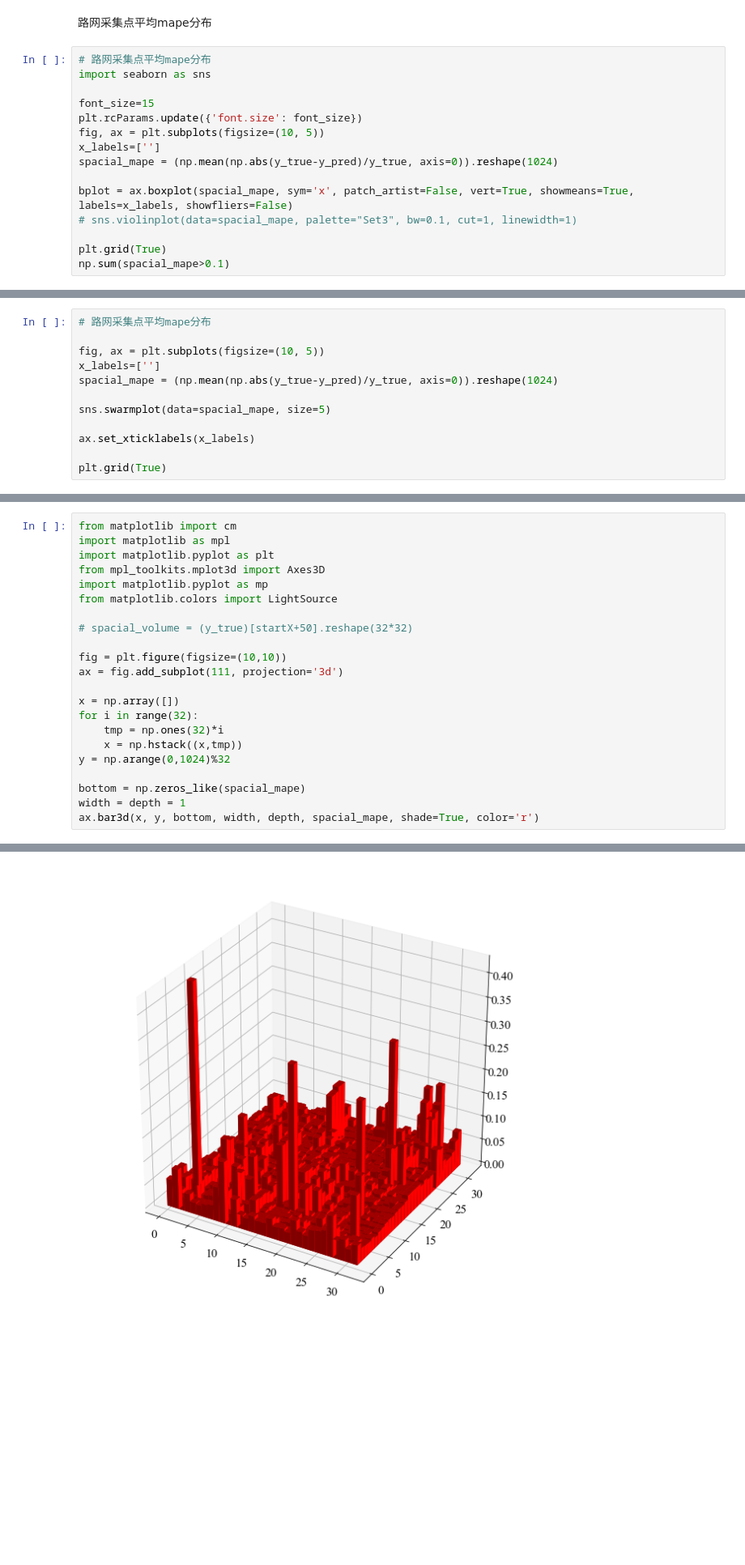
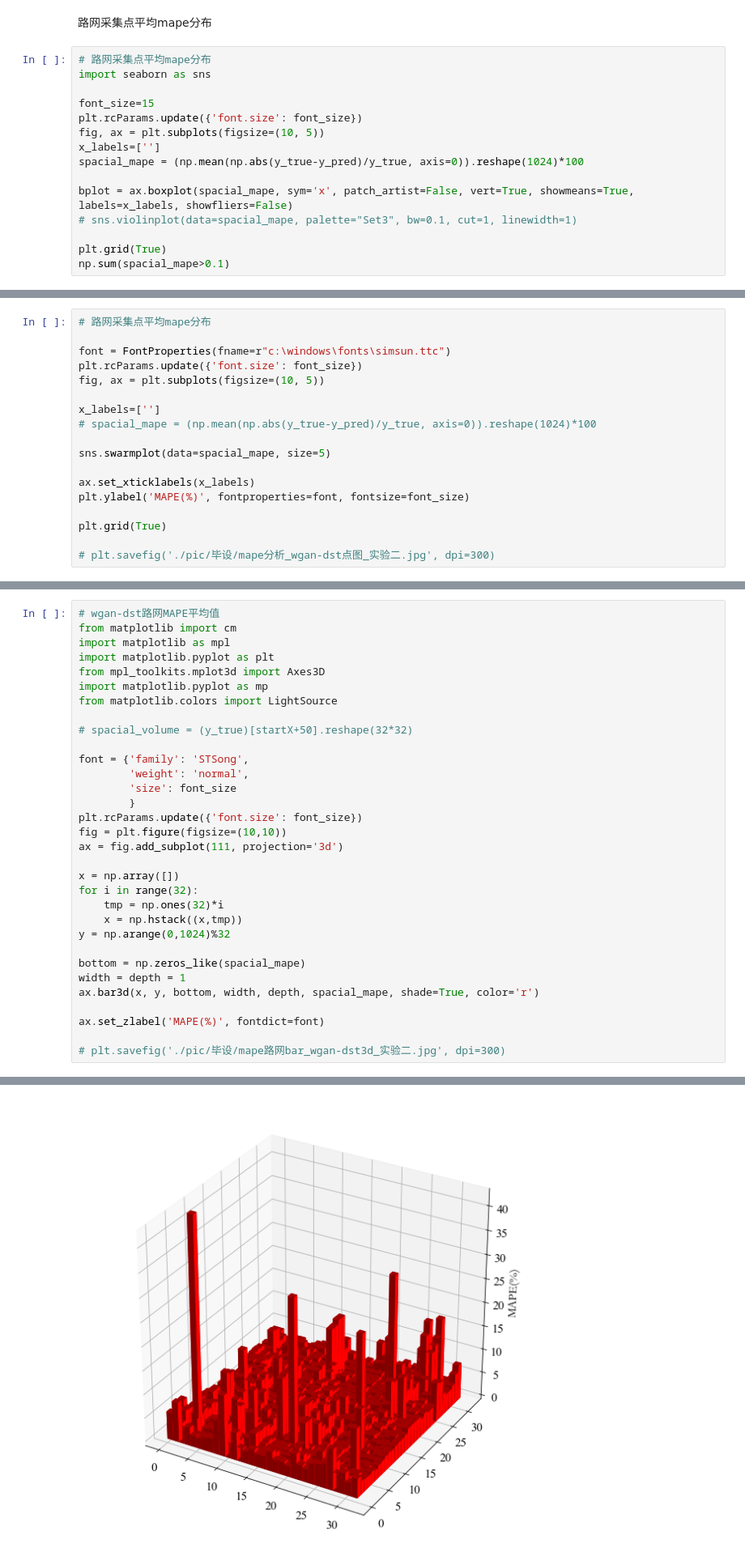
Before and after one commit to theMYang/freedom, a Jupyter notebook: 9wgangp_DST.ipynb, the cells around one changed output, grey strips where cells are left out. Shown at 81% size. Drawn from its saved outputs; the diff is of its cells as text; blank space fills up the shorter version.

```diff
--- a/9wgangp_DST.ipynb
+++ b/9wgangp_DST.ipynb
@@ -647,7 +658,7 @@ font_size=15
 plt.rcParams.update({'font.size': font_size})
 fig, ax = plt.subplots(figsize=(10, 5))
 x_labels=['']
-spacial_mape = (np.mean(np.abs(y_true-y_pred)/y_true, axis=0)).reshape(1024)
+spacial_mape = (np.mean(np.abs(y_true-y_pred)/y_true, axis=0)).reshape(1024)*100
 
 bplot = ax.boxplot(spacial_mape, sym='x', patch_artist=False, vert=True, showmeans=True, labels=x_labels, showfliers=False)
 # sns.violinplot(data=spacial_mape, palette="Set3", bw=0.1, cut=1, linewidth=1)
@@ -660,13 +688,19 @@ np.sum(spacial_mape>0.1)
 # %%
 # 路网采集点平均mape分布
 
+font = FontProperties(fname=r"c:\windows\fonts\simsun.ttc")
+plt.rcParams.update({'font.size': font_size})
 fig, ax = plt.subplots(figsize=(10, 5))
+
 x_labels=['']
-spacial_mape = (np.mean(np.abs(y_true-y_pred)/y_true, axis=0)).reshape(1024)
+# spacial_mape = (np.mean(np.abs(y_true-y_pred)/y_true, axis=0)).reshape(1024)*100
 
 sns.swarmplot(data=spacial_mape, size=5)
 
 ax.set_xticklabels(x_labels)
+plt.ylabel('MAPE(%)', fontproperties=font, fontsize=font_size)
 
 plt.grid(True)
+
+# plt.savefig('./pic/毕设/mape分析_wgan-dst点图_实验二.jpg', dpi=300)
 # %% [output]
@@ -674,4 +708,5 @@ plt.grid(True)
 # %%
+# wgan-dst路网MAPE平均值
 from matplotlib import cm
 import matplotlib as mpl
 import matplotlib.pyplot as plt
@@ -681,6 +716,11 @@ from matplotlib.colors import LightSource
 
 # spacial_volume = (y_true)[startX+50].reshape(32*32)
 
+font = {'family': 'STSong',
+        'weight': 'normal',
+        'size': font_size
+        }
+plt.rcParams.update({'font.size': font_size})
 fig = plt.figure(figsize=(10,10))
 ax = fig.add_subplot(111, projection='3d')
 
@@ -693,4 +733,8 @@ y = np.arange(0,1024)%32
 bottom = np.zeros_like(spacial_mape)
 width = depth = 1
 ax.bar3d(x, y, bottom, width, depth, spacial_mape, shade=True, color='r')
+
+ax.set_zlabel('MAPE(%)', fontdict=font)
+
+# plt.savefig('./pic/毕设/mape路网bar_wgan-dst3d_实验二.jpg', dpi=300)
 # %% [output]
@@ -698 +741 @@ ax.bar3d(x, y, bottom, width, depth, spacial_mape, shade=True, color='r')
-[figure, old version]
+[figure, new version]
```
Also changed, not shown: parts of 12 cells of this notebook, 14 other files.
